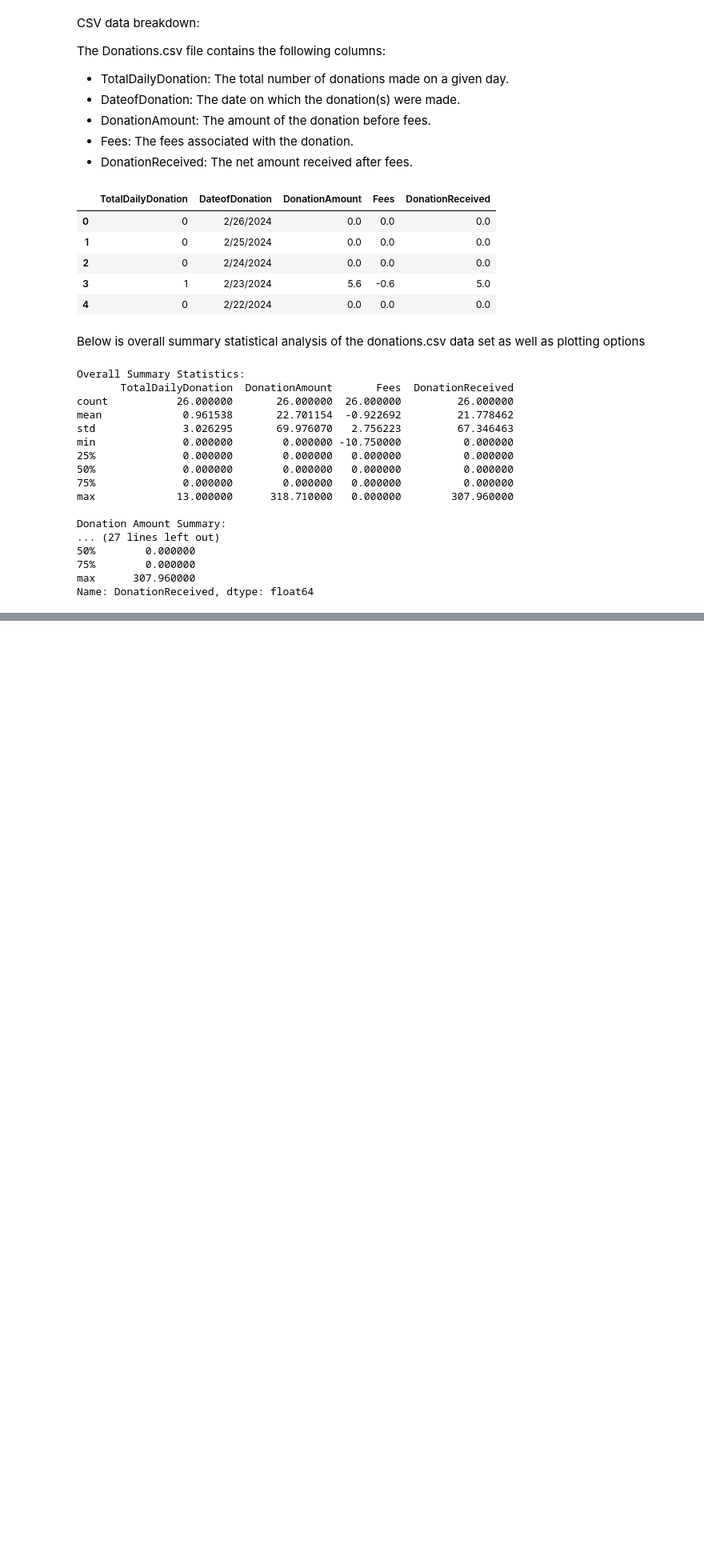
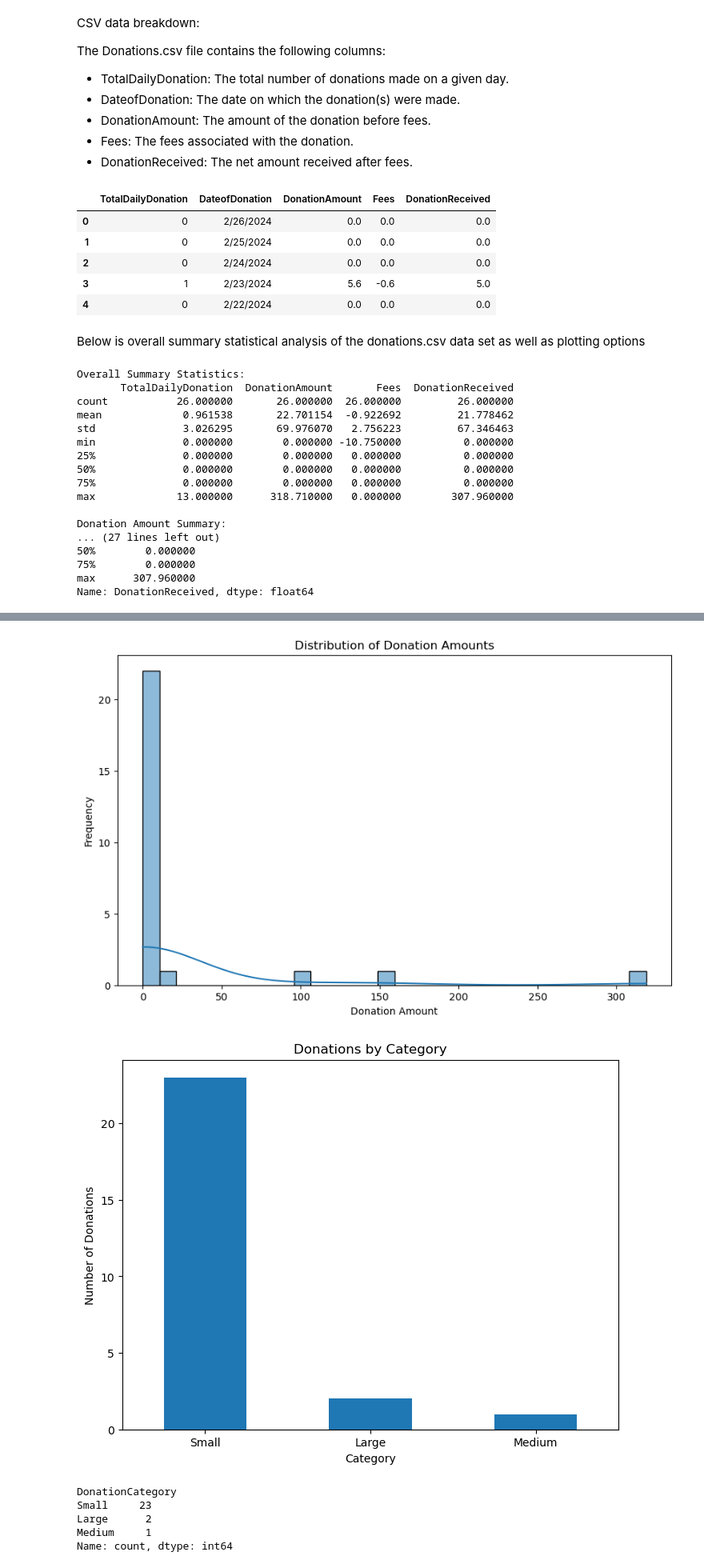
Before and after one commit to rsm-cds006/458FinalPresentationRepo, a Jupyter notebook: Donations.ipynb, the cells around one changed output, grey strips where cells are left out. Shown: that part at 80% size. Drawn from its saved outputs; the diff is of its cells as text; code cells hidden in the pictures; blank space fills up the shorter version.

```diff
--- a/Donations.ipynb
+++ b/Donations.ipynb
@@ -107,0 +111,43 @@ plt.show()
+# %%
+# Distribution Analysis
+# Plotting a histogram of DonationAmount
+plt.figure(figsize=(10, 6))
+sns.histplot(df['DonationAmount'], bins=30, kde=True)
+plt.title('Distribution of Donation Amounts')
+plt.xlabel('Donation Amount')
+plt.ylabel('Frequency')
+plt.show()
+
+# Categorization
+# Define donation categories based on conditions
+conditions = [
+    (df['DonationAmount'] <= 20), # Small donations
+    (df['DonationAmount'] > 20) & (df['DonationAmount'] <= 100), # Medium donations
+    (df['DonationAmount'] > 100) # Large donations
+]
+choices = ['Small', 'Medium', 'Large']
+df['DonationCategory'] = np.select(conditions, choices, default='Undefined')
+
+# Summary by Category
+# Count the number of donations in each category
+donation_category_counts = df['DonationCategory'].value_counts()
+
+# Plotting the counts of each category
+plt.figure(figsize=(8, 6))
+donation_category_counts.plot(kind='bar')
+plt.title('Donations by Category')
+plt.xlabel('Category')
+plt.ylabel('Number of Donations')
+plt.xticks(rotation=0) # Keep the category names horizontal for readability
+plt.show()
+
+# Displaying the counts
+print(donation_category_counts)
+# %% [output]
+[figure, added]
+[figure, added]
+DonationCategory
+Small     23
+Large      2
+Medium     1
+Name: count, dtype: int64
```
Also changed, not shown: parts of 7 cells of this notebook.
